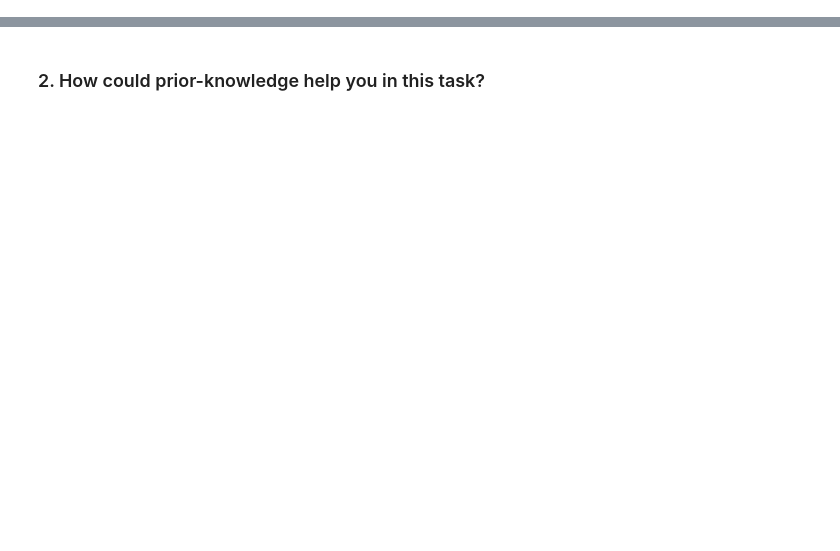
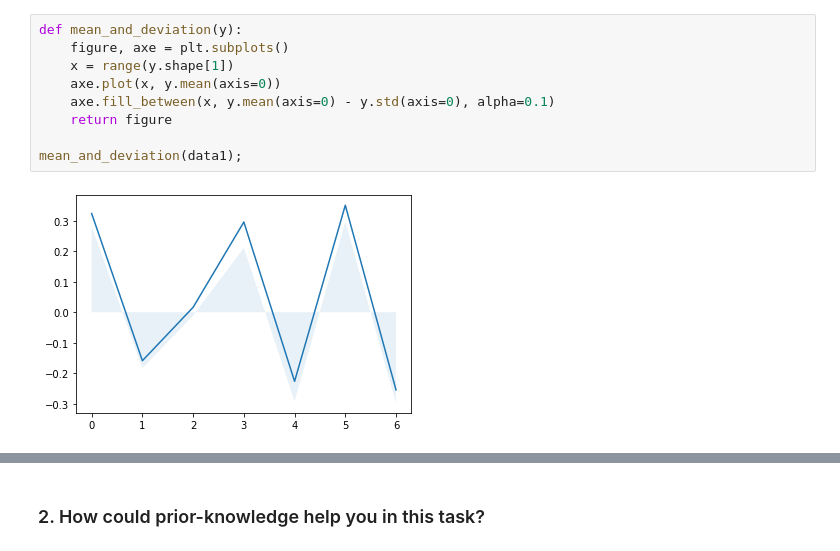
Before and after one commit to RomainCendre/DSTest, a Jupyter notebook: deepsense_generative_takehome_test.ipynb, the cells around one changed output, grey strips where cells are left out. Saved outputs shown, nothing was run; the diff lists cells and outputs as text; blank space fills up the shorter version.

```diff
--- a/deepsense_generative_takehome_test.ipynb
+++ b/deepsense_generative_takehome_test.ipynb
@@ -17,0 +24,11 @@ Please provide the code that generates the data in this notebook.
+# %%
+def mean_and_deviation(y):
+    figure, axe = plt.subplots()
+    x = range(y.shape[1])
+    axe.plot(x, y.mean(axis=0))
+    axe.fill_between(x, y.mean(axis=0) - y.std(axis=0), alpha=0.1)
+    return figure
+
+mean_and_deviation(data1);
+# %% [output]
+[figure, added]
```
Also changed, not shown: parts of 15 cells of this notebook.
